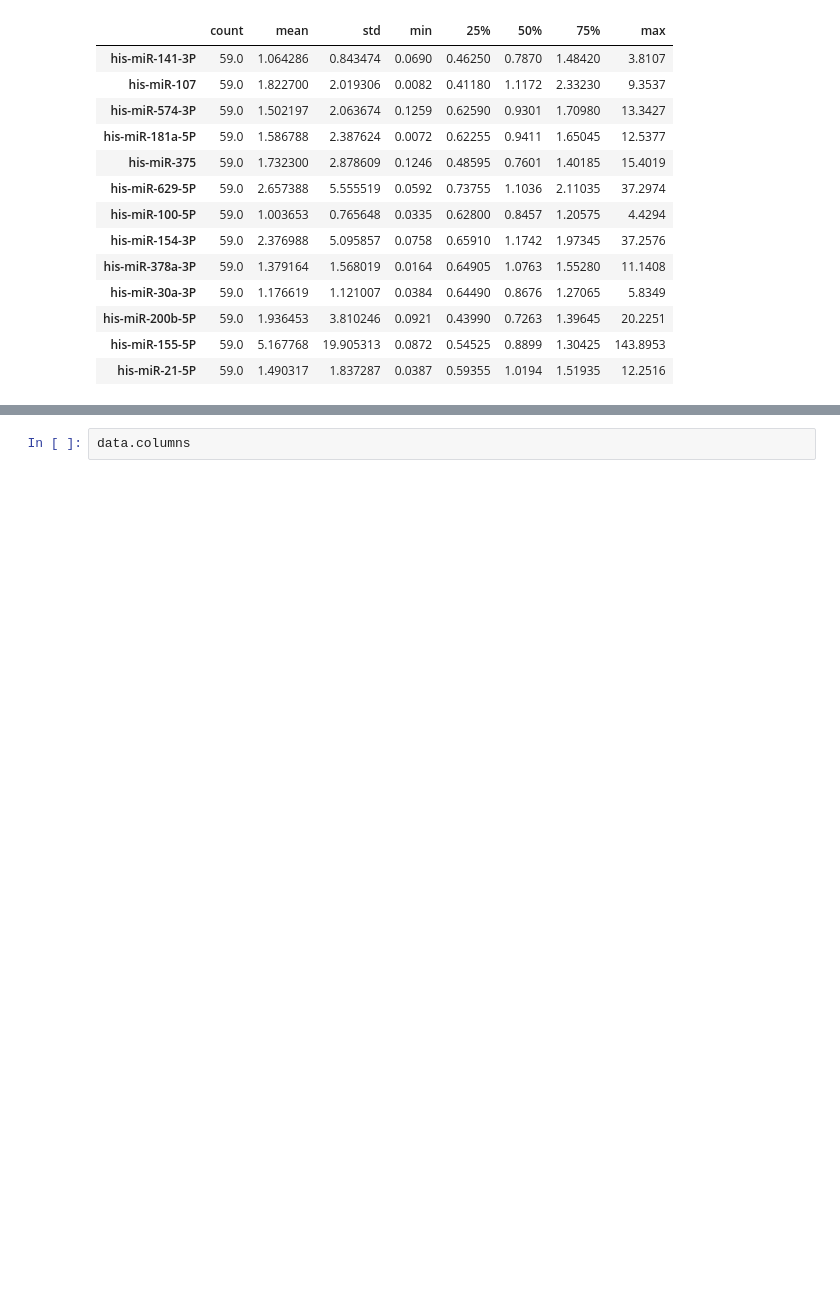
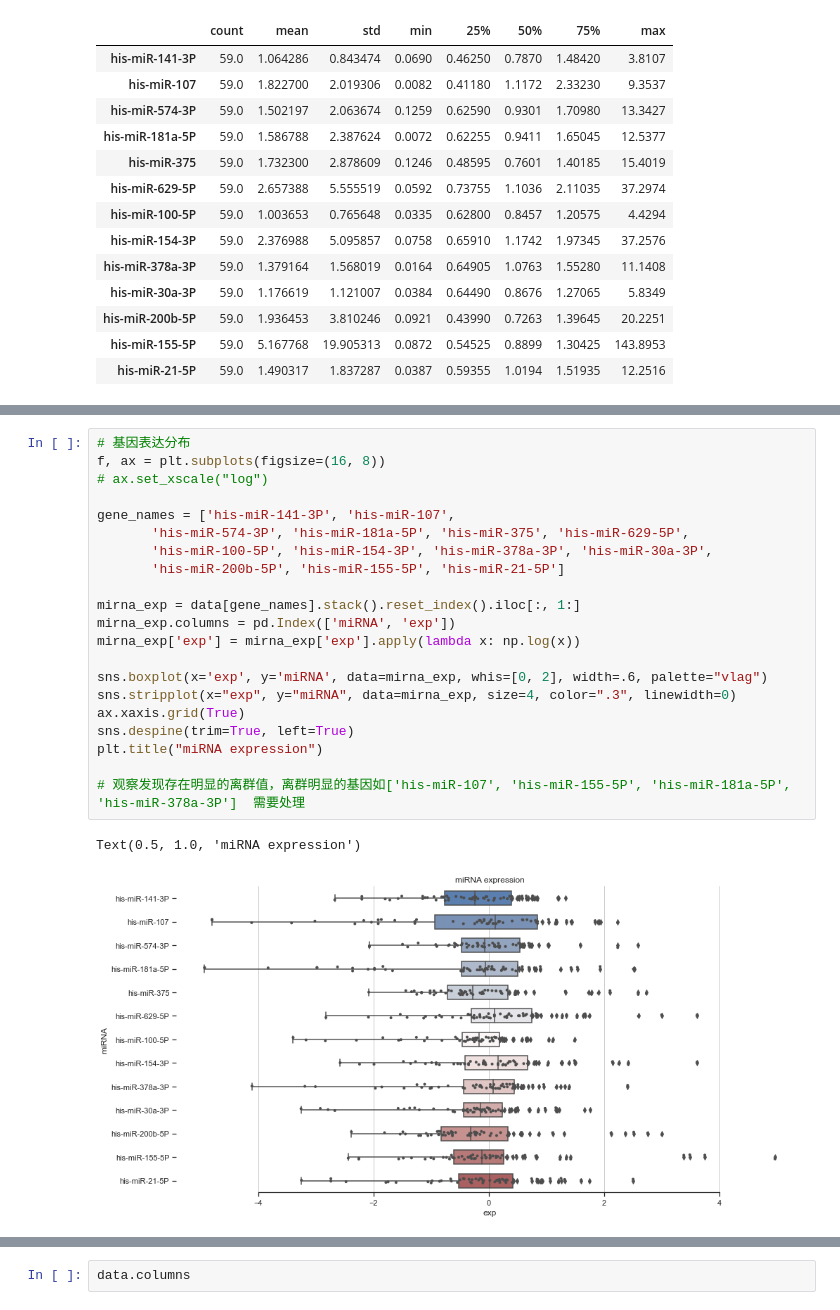
Before and after one commit to paperClub-hub/paperClub_daily, a Jupyter notebook: 20230918_mirna_ming/data.ipynb, the cells around one changed output, grey strips where cells are left out. Cells and saved outputs as stored; diff of their text form; blank space fills up the shorter version.

```diff
--- a/20230918_mirna_ming/data.ipynb
+++ b/20230918_mirna_ming/data.ipynb
@@ -42,0 +95,24 @@ data.describe().T
+# %%
+# 基因表达分布
+f, ax = plt.subplots(figsize=(16, 8))
+# ax.set_xscale("log")
+
+gene_names = ['his-miR-141-3P', 'his-miR-107',
+       'his-miR-574-3P', 'his-miR-181a-5P', 'his-miR-375', 'his-miR-629-5P',
+       'his-miR-100-5P', 'his-miR-154-3P', 'his-miR-378a-3P', 'his-miR-30a-3P',
+       'his-miR-200b-5P', 'his-miR-155-5P', 'his-miR-21-5P']
+
+mirna_exp = data[gene_names].stack().reset_index().iloc[:, 1:]
+mirna_exp.columns = pd.Index(['miRNA', 'exp'])
+mirna_exp['exp'] = mirna_exp['exp'].apply(lambda x: np.log(x))
+
+sns.boxplot(x='exp', y='miRNA', data=mirna_exp, whis=[0, 2], width=.6, palette="vlag")
+sns.stripplot(x="exp", y="miRNA", data=mirna_exp, size=4, color=".3", linewidth=0)
+ax.xaxis.grid(True)
+sns.despine(trim=True, left=True)
+plt.title("miRNA expression")
+
+# 观察发现存在明显的离群值，离群明显的基因如['his-miR-107', 'his-miR-155-5P', 'his-miR-181a-5P', 'his-miR-378a-3P']  需要处理
+# %% [output]
+Text(0.5, 1.0, 'miRNA expression')
+[figure, added]
```
Also changed, not shown: parts of 97 cells of this notebook, 1 other file.
